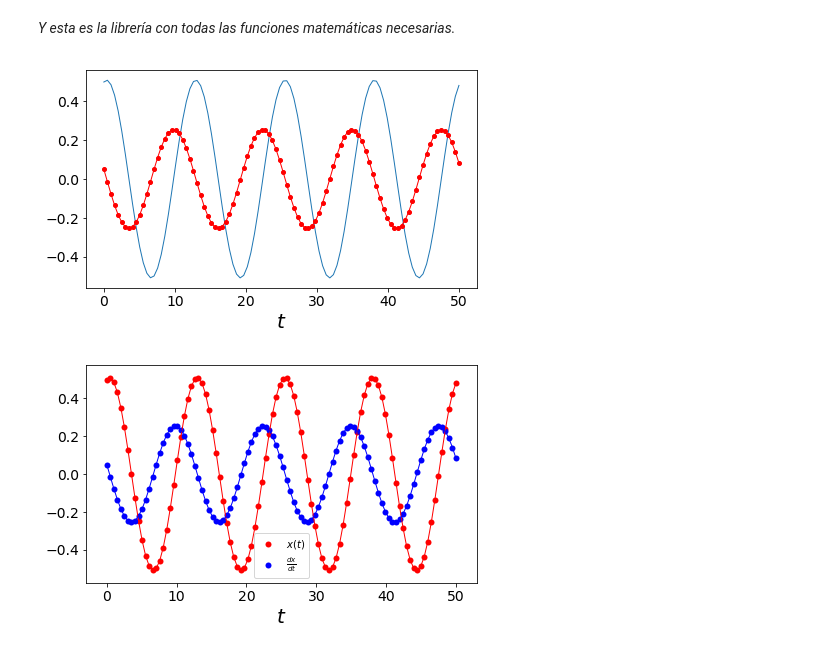
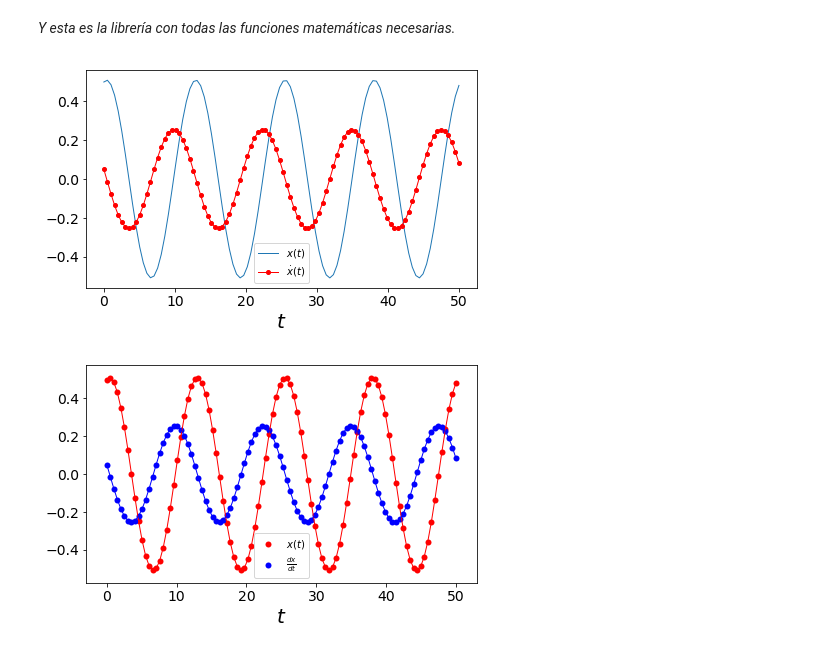
Before and after one commit to marcosotm/SimMat2018-1, a Jupyter notebook: Modulo2/Clase12_OsciladorArmonico.ipynb, the cells around one changed output. Drawn from its saved outputs; the diff is of its cells as text; code cells hidden in the pictures.

```diff
--- a/Modulo2/Clase12_OsciladorArmonico.ipynb
+++ b/Modulo2/Clase12_OsciladorArmonico.ipynb
@@ -91,20 +91,21 @@ import numpy as np
 # %%
 # Definición de funciones a graficar
 A, B, w0 = .5, .1, .5                            # Parámetros
 t = np.linspace(0, 50, 100)                      # Creamos vector de tiempo de 0 a 50 con 100 puntos
 x = A*np.cos(w0*t)+B*np.sin(w0*t)                # Función de posición
 dx = w0*(-A*np.sin(w0*t)+B*np.cos(w0*t))         # Función de velocidad
 
 # Gráfico
 plt.figure(figsize = (7, 4))                     # Ventana de gráfica con tamaño
-plt.plot(t, x, '-', lw = 1, ms = 4,
+plt.plot(t, x, '-', lw = 1, ms = 1,
          label = '$x(t)$')                       # Explicación
 plt.plot(t, dx, 'ro-', lw = 1, ms = 4,
-         label = r'$\dot{x(t)}$')
+         label = r'$\dot{x}(t)$')
+plt.legend(loc='best')
 plt.xlabel('$t$', fontsize = 20)                 # Etiqueta eje x
 plt.show()
 # %% [output]
-[figure, old version]
+[figure, new version]
 # %%
 # Colores, etiquetas y otros formatos
 
```
Also changed, not shown: parts of 8 cells of this notebook.
